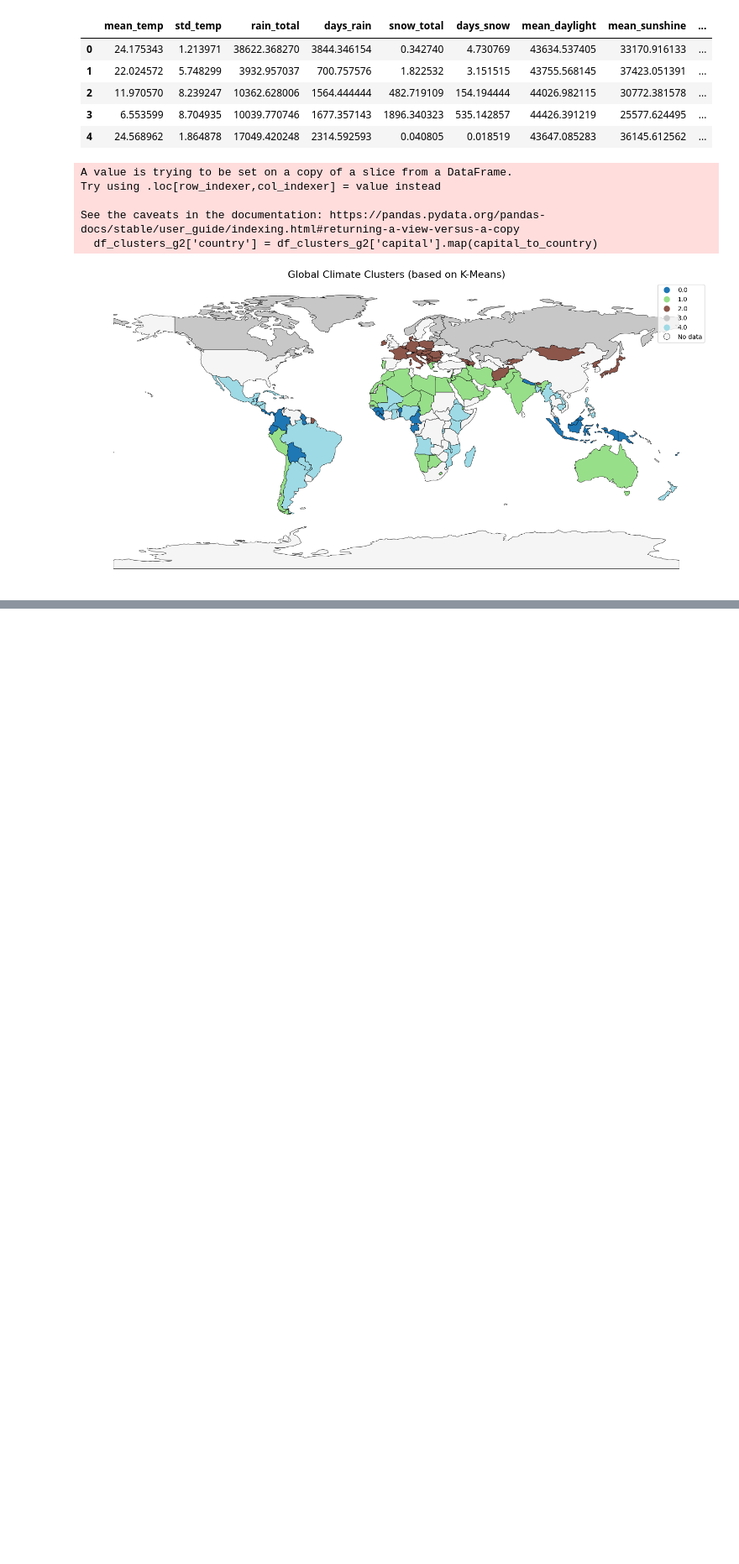
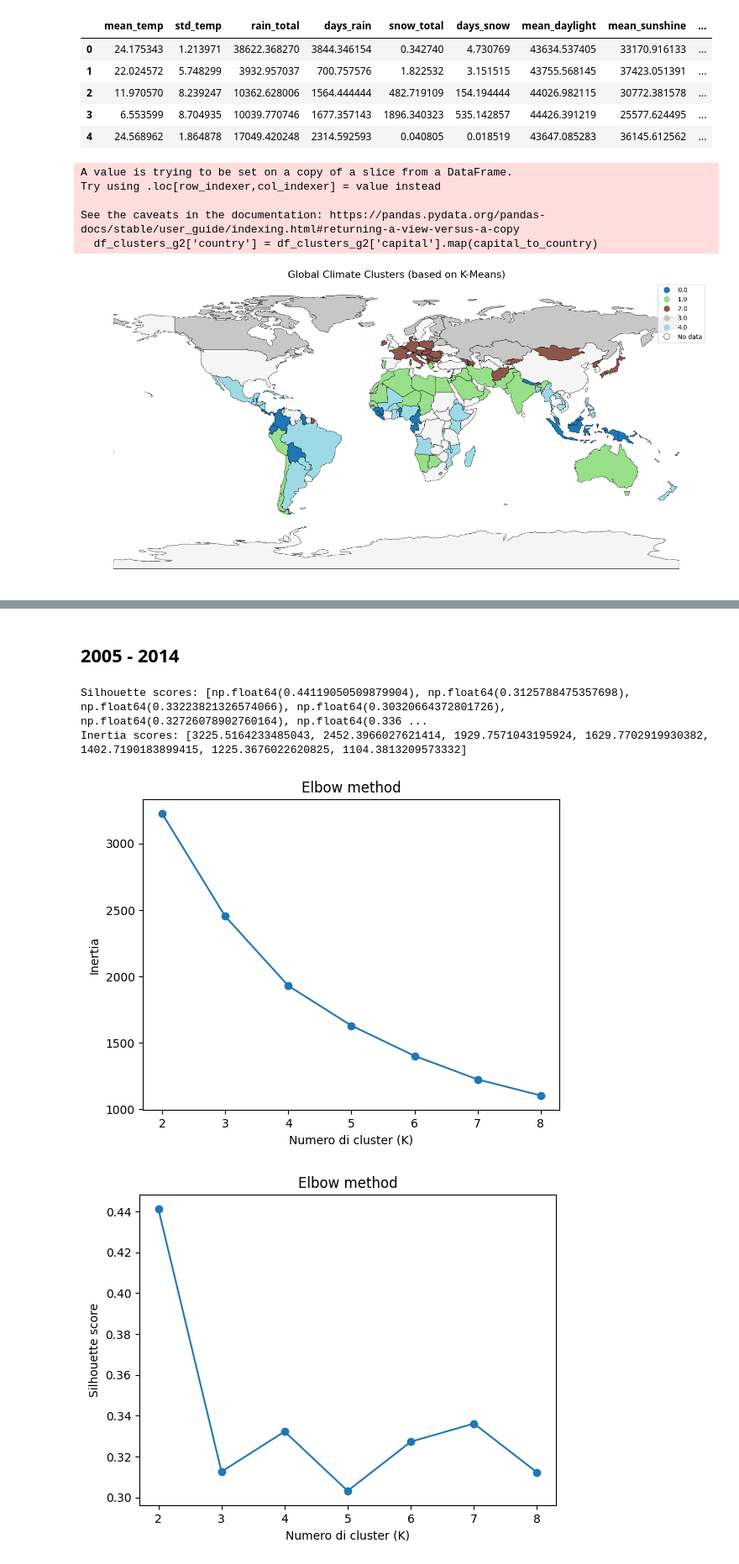
Before and after one commit to gabri17/Data-Mining-Project, a Jupyter notebook: cluster.ipynb, the cells around one changed output, grey strips where cells are left out. Shown at 84% size. Cells and saved outputs as stored; diff of their text form; code cells hidden in the pictures; blank space fills up the shorter version.

```diff
--- a/cluster.ipynb
+++ b/cluster.ipynb
@@ -1395,0 +1469,6 @@ See the caveats in the documentation: https://pandas.pydata.org/pandas-docs/stab
+# %%
+# Top cluster
+k = 5
+kmeans = KMeans(n_clusters=k, random_state=42, n_init=20)
+
+df_clusters_d1["cluster"] = kmeans.fit_predict(X_scaled)
@@ -1395,0 +1640,41 @@ See the caveats in the documentation: https://pandas.pydata.org/pandas-docs/stab
+# %% [markdown]
+## 2005 - 2014
+# %%
+# Scaling
+features = ['mean_temp', 'std_temp', 'rain_total', 'days_rain', 'snow_total', 'days_snow', 'mean_daylight', 'mean_sunshine']
+X = df_clusters_d2[features].copy()
+
+#Log transform per asimmetria - consigliato ma da capire
+X["rain_total"] = np.log1p(X["rain_total"])
+X["snow_total"] = np.log1p(X["snow_total"])
+
+#X.head(5)
+
+scaler = StandardScaler()
+X_scaled = scaler.fit_transform(X)
+
+from sklearn.cluster import KMeans
+from sklearn.metrics import silhouette_score
+
+sil_scores = []
+inertia = []
+
+K_range = range(2, 9)
+
+for k in range(2, 9):
+    km = KMeans(n_clusters=k, random_state=42, n_init=20)
+    labels = km.fit_predict(X_scaled)
+    sil_scores.append(silhouette_score(X_scaled, labels))
+    inertia.append(km.inertia_)
+
+print(f"Silhouette scores: {sil_scores}")
+print(f"Inertia scores: {inertia}")
+
+
+plot_inertia(inertia, K_range)
+plot_silhouette(sil_scores, K_range)
+# %% [output]
+Silhouette scores: [np.float64(0.44119050509879904), np.float64(0.3125788475357698), np.float64(0.33223821326574066), np.float64(0.30320664372801726), np.float64(0.32726078902760164), np.float64(0.336 ...
+Inertia scores: [3225.5164233485043, 2452.3966027621414, 1929.7571043195924, 1629.7702919930382, 1402.7190183899415, 1225.3676022620825, 1104.3813209573332]
+[figure, added]
+[figure, added]
```
Also changed, not shown: parts of 17 cells of this notebook, 1 other file.
